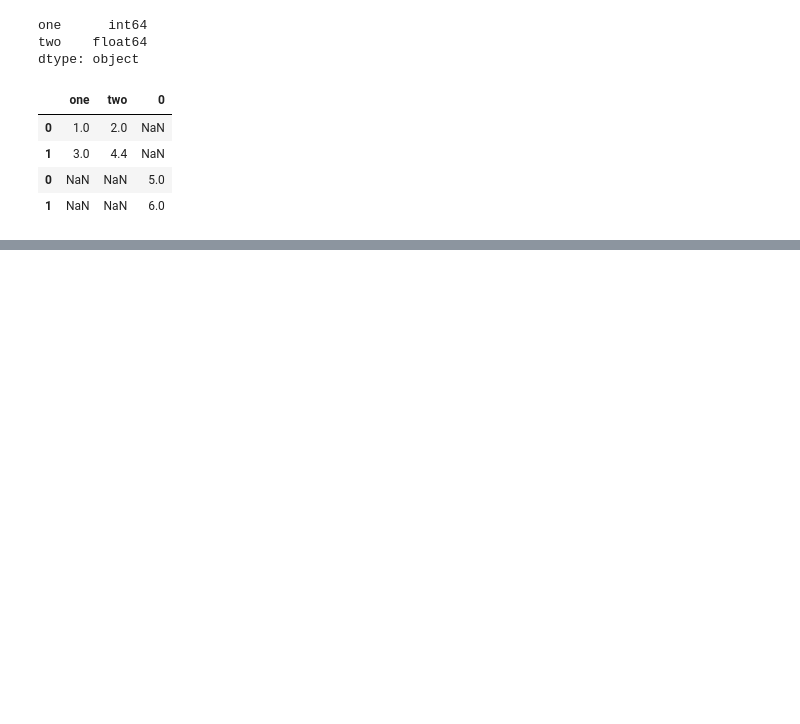
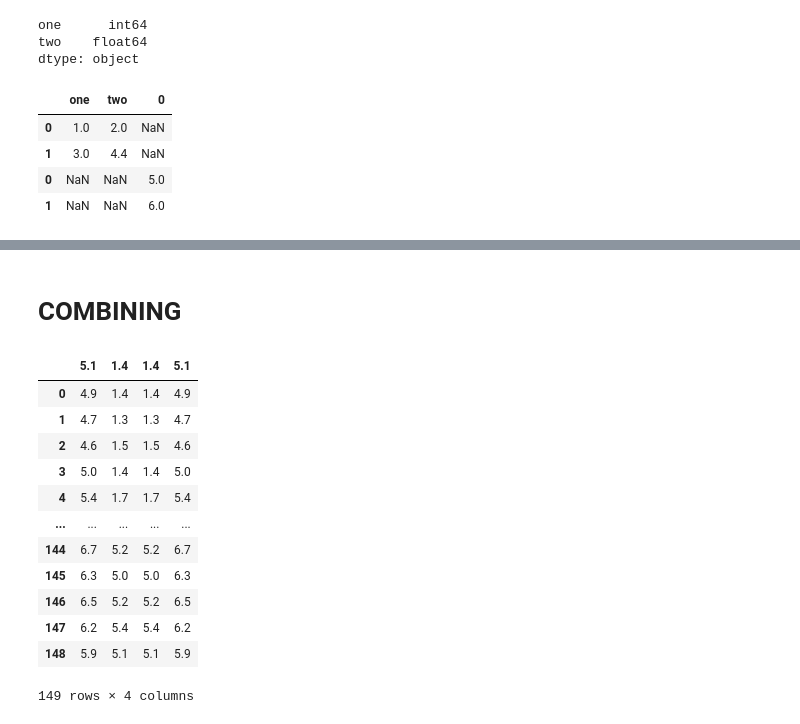
Before and after one commit to AqsaAshfaq07/ML-DS-Python, a Jupyter notebook: Data_Analysis_with_Pandas .ipynb, the cells around one changed output, grey strips where cells are left out. Drawn from its saved outputs; the diff is of its cells as text; code cells hidden in the pictures; blank space fills up the shorter version.

```diff
--- a/Data_Analysis_with_Pandas .ipynb
+++ b/Data_Analysis_with_Pandas .ipynb
@@ -55,0 +78,22 @@ upcast.append(arr)
+# %% [markdown]
+# COMBINING
+# %%
+#using concat operator inplace of .append bacause it may be removed from pandas in later versions
+data1 = data[['5.1', '1.4']]
+data2 = data[['1.4', '5.1']]
+combo = pd.concat([data1, data2], axis = 1)
+combo
+# %% [output]
+|  | 5.1 | 1.4 | 1.4 | 5.1 |
+| 0 | 4.9 | 1.4 | 1.4 | 4.9 |
+| 1 | 4.7 | 1.3 | 1.3 | 4.7 |
+| 2 | 4.6 | 1.5 | 1.5 | 4.6 |
+| 3 | 5.0 | 1.4 | 1.4 | 5.0 |
+| 4 | 5.4 | 1.7 | 1.7 | 5.4 |
+| ... | ... | ... | ... | ... |
+| 144 | 6.7 | 5.2 | 5.2 | 6.7 |
+| 145 | 6.3 | 5.0 | 5.0 | 6.3 |
+| 146 | 6.5 | 5.2 | 5.2 | 6.5 |
+| 147 | 6.2 | 5.4 | 5.4 | 6.2 |
+| 148 | 5.9 | 5.1 | 5.1 | 5.9 |
+149 rows × 4 columns
```
Also changed, not shown: parts of 19 cells of this notebook.
